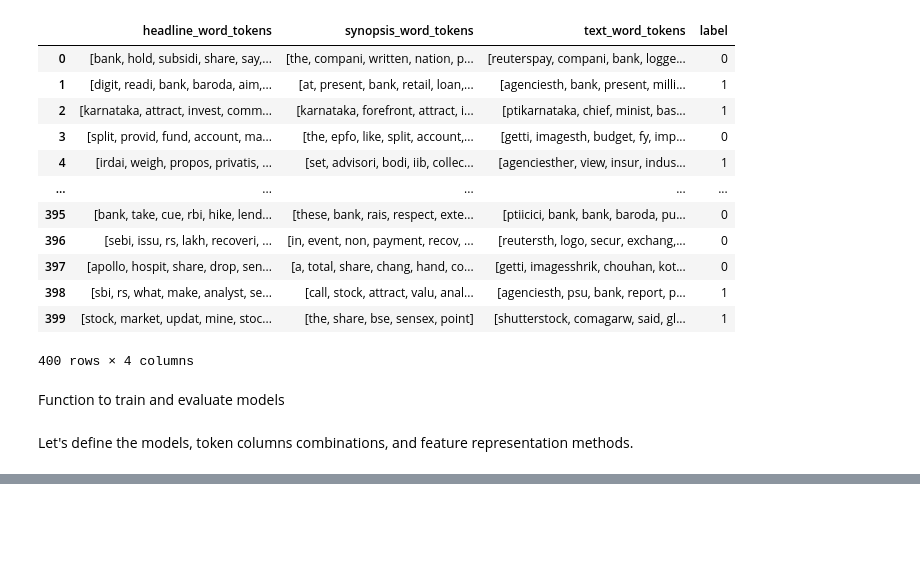
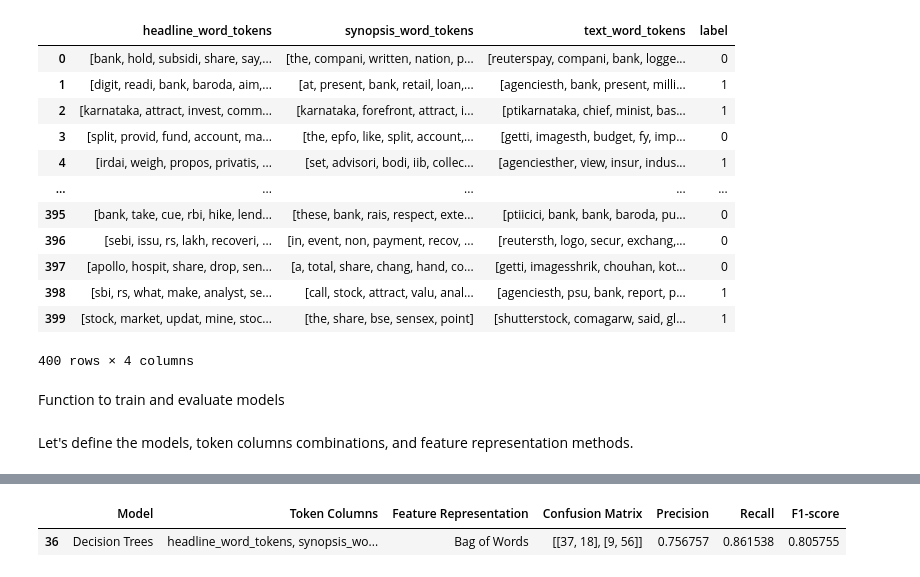
Before and after one commit to rnribeiro/NLP_FEUP, a Jupyter notebook: main.ipynb, the cells around one changed output, grey strips where cells are left out. Saved outputs shown, nothing was run; the diff lists cells and outputs as text; code cells hidden in the pictures; blank space fills up the shorter version.

```diff
--- a/main.ipynb
+++ b/main.ipynb
@@ -452,3 +348,10 @@ news
+# %%
+# get the best performing model
+best_model = results_df[results_df['F1-score'] == results_df['F1-score'].max()]
+best_model
+# %% [output]
+|  | Model | Token Columns | Feature Representation | Confusion Matrix | Precision | Recall | F1-score |
+| 36 | Decision Trees | headline_word_tokens, synopsis_wo... | Bag of Words | [[37, 18], [9, 56]] | 0.756757 | 0.861538 | 0.805755 |
 # %%
 from collections import Counter
 from itertools import chain
```
Also changed, not shown: parts of 3 cells of this notebook.
